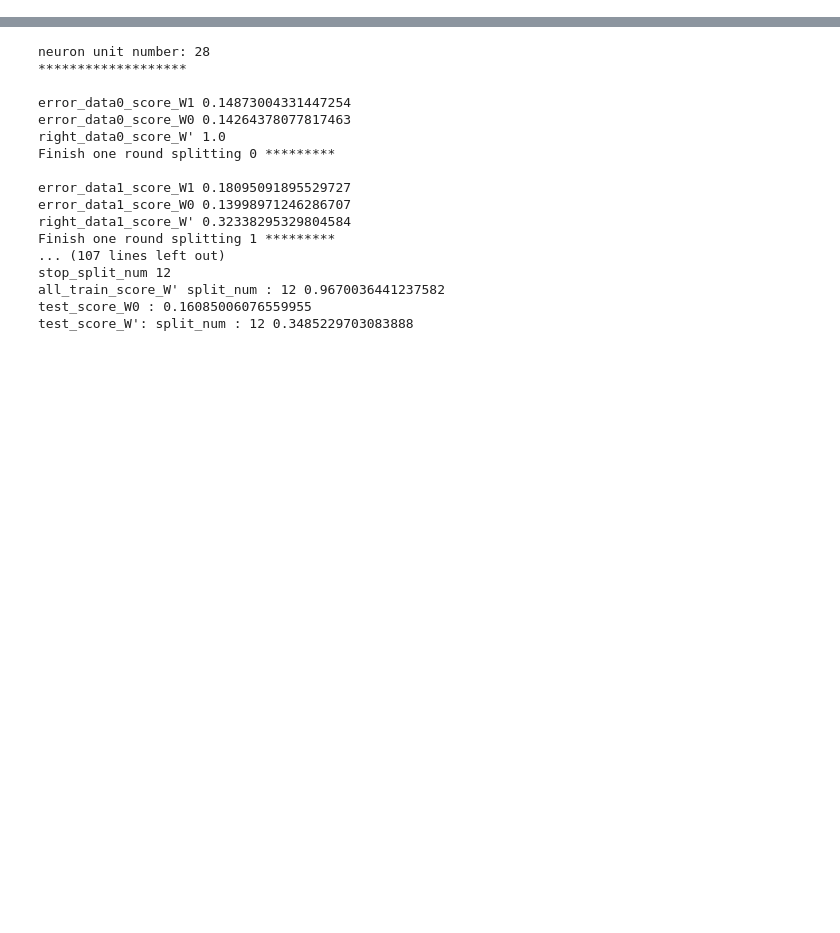
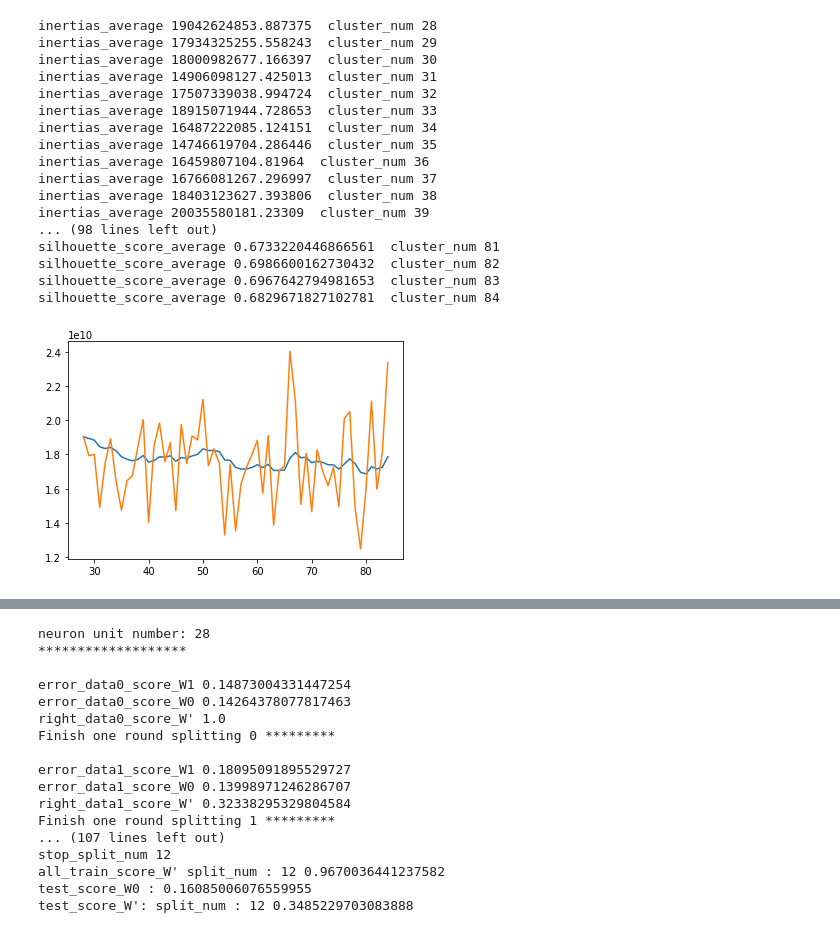
Before and after one commit to foolishfool/JupyterNotebook, a Jupyter notebook: SOM/TDSM_Absenteeism.ipynb, the cells around one changed output, grey strips where cells are left out. Cells and saved outputs as stored; diff of their text form; code cells hidden in the pictures; blank space fills up the shorter version.

```diff
--- a/SOM/TDSM_Absenteeism.ipynb
+++ b/SOM/TDSM_Absenteeism.ipynb
@@ -18,3 +19,33 @@ csv = pd.read_csv("Absenteeism/Absenteeism_at_work.csv")
 csv_test = csv.sample(int(csv.shape[0]*0.3))
 csv_training = csv.drop(csv_test.index,axis = 0)
 dataread.initializedataset(csv_training,csv_test,"Reason for absence")
+# %%
+import experiment
+
+unstable_repeate_num= 30
+scope_num = 3
+class_num = 28
+dim_num = 20
+smoothWeight = 0.9
+
+experiment = experiment.Experiment()
+experiment.findBestClusterNo(dataread.data_train,class_num, dim_num, scope_num,unstable_repeate_num,smoothWeight)
+# %% [output]
+inertias_average 19042624853.887375  cluster_num 28
+inertias_average 17934325255.558243  cluster_num 29
+inertias_average 18000982677.166397  cluster_num 30
+inertias_average 14906098127.425013  cluster_num 31
+inertias_average 17507339038.994724  cluster_num 32
+inertias_average 18915071944.728653  cluster_num 33
+inertias_average 16487222085.124151  cluster_num 34
+inertias_average 14746619704.286446  cluster_num 35
+inertias_average 16459807104.81964  cluster_num 36
+inertias_average 16766081267.296997  cluster_num 37
+inertias_average 18403123627.393806  cluster_num 38
+inertias_average 20035580181.23309  cluster_num 39
+... (98 lines left out)
+silhouette_score_average 0.6733220446866561  cluster_num 81
+silhouette_score_average 0.6986600162730432  cluster_num 82
+silhouette_score_average 0.6967642794981653  cluster_num 83
+silhouette_score_average 0.6829671827102781  cluster_num 84
+[figure, added]
```
Also changed, not shown: parts of 5 cells of this notebook, 43 other files.
